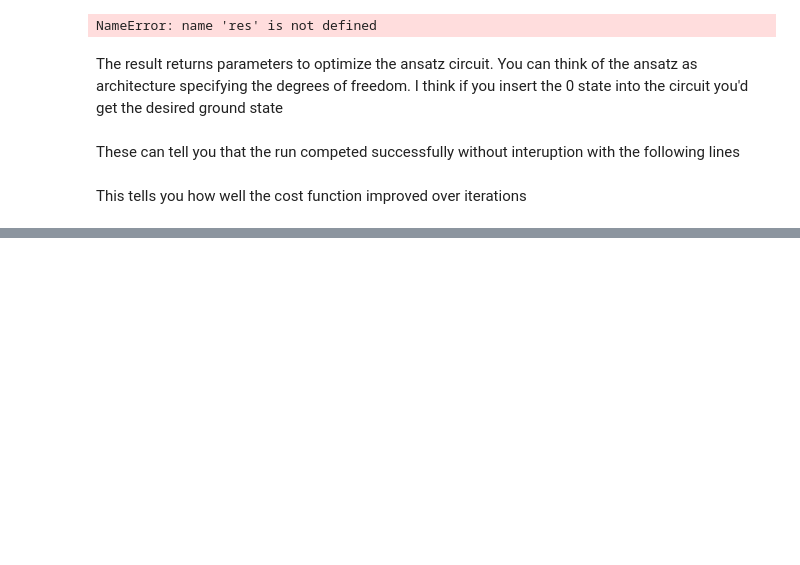
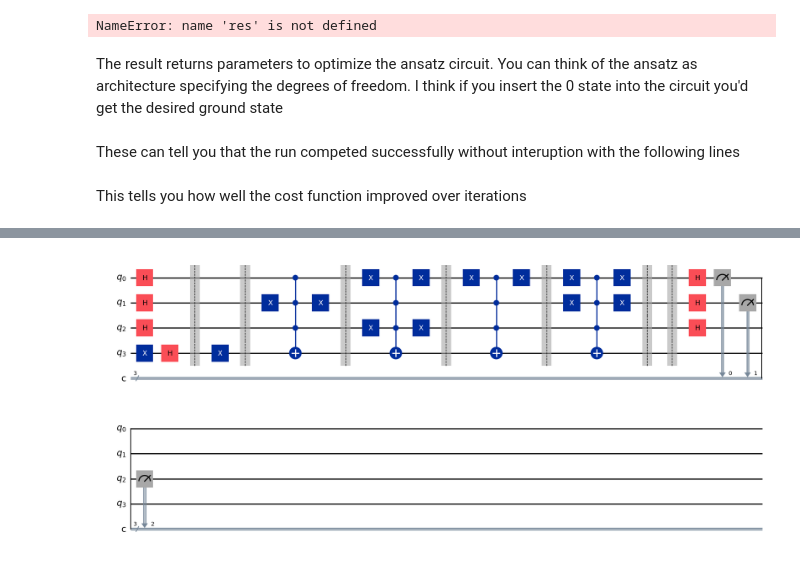
Before and after one commit to johnjeang/Qiskit-Learning, a Jupyter notebook: IBM_courses.ipynb, the cells around one changed output, grey strips where cells are left out. Cells and saved outputs as stored; diff of their text form; code cells hidden in the pictures; blank space fills up the shorter version.

```diff
--- a/IBM_courses.ipynb
+++ b/IBM_courses.ipynb
@@ -421,0 +577,24 @@ plt.draw()
+# %%
+def compile_circuit(function: QuantumCircuit):
+    n = function.num_qubits - 1
+    ckt = QuantumCircuit(n+1, n)
+
+    ckt.x(n)
+    ckt.h(range(n+1))
+    ckt.barrier()
+
+    ckt.compose(function, inplace=True)
+    ckt.barrier()
+
+    ckt.h(range(n))
+    ckt.measure(range(n), range(n))
+
+    return ckt
+# %%
+# occasionally gives the boring constant circuit
+func = dj_function(3)
+ckt = compile_circuit(func)
+# %%
+ckt.draw('mpl')
+# %% [output]
+[figure, added]
```
Also changed, not shown: parts of 22 cells of this notebook.
